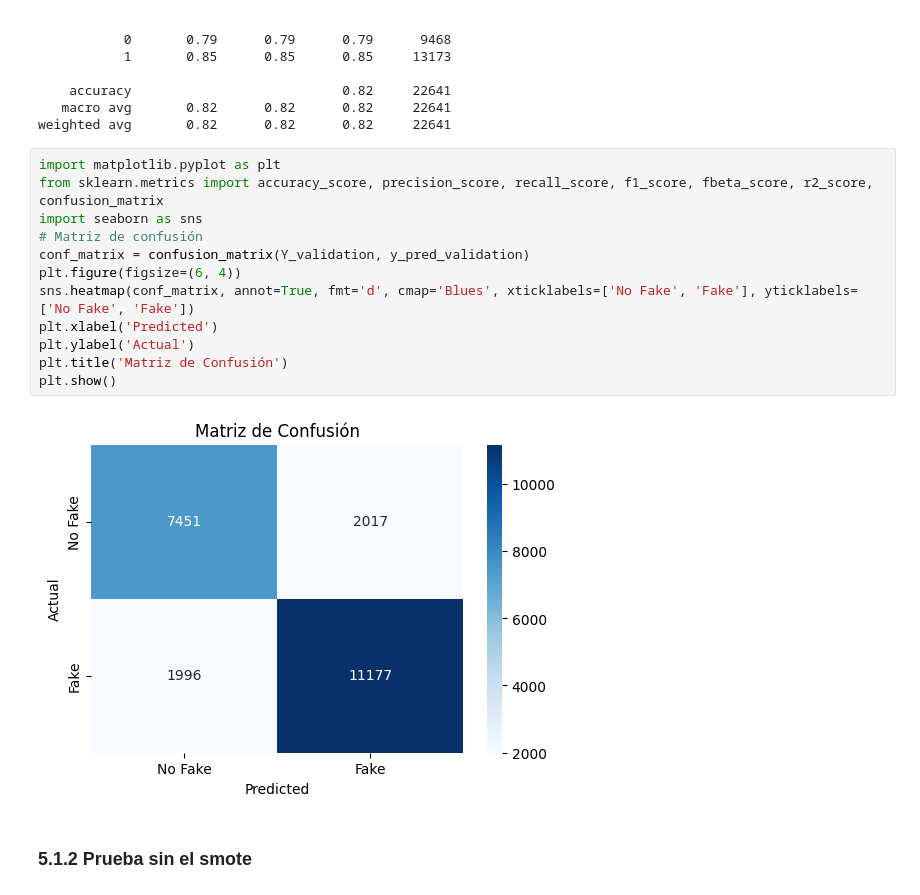
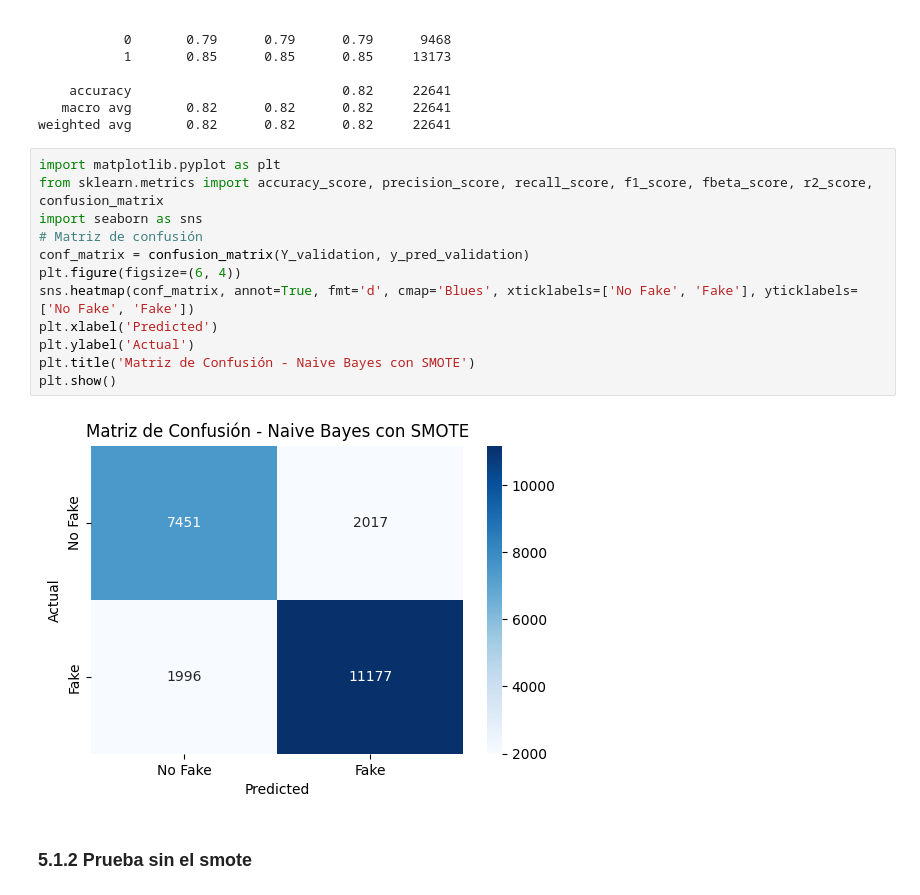
Before and after one commit to cflorido/Text-Analytics-Tool, a Jupyter notebook: NataliaCode.ipynb, the cells around one changed output. Drawn from its saved outputs; the diff is of its cells as text.

```diff
--- a/NataliaCode.ipynb
+++ b/NataliaCode.ipynb
@@ -860,17 +884,17 @@ weighted avg       0.82      0.82      0.82     22641
 # %%
 import matplotlib.pyplot as plt
 from sklearn.metrics import accuracy_score, precision_score, recall_score, f1_score, fbeta_score, r2_score, confusion_matrix
 import seaborn as sns
 # Matriz de confusión
 conf_matrix = confusion_matrix(Y_validation, y_pred_validation)
 plt.figure(figsize=(6, 4))
 sns.heatmap(conf_matrix, annot=True, fmt='d', cmap='Blues', xticklabels=['No Fake', 'Fake'], yticklabels=['No Fake', 'Fake'])
 plt.xlabel('Predicted')
 plt.ylabel('Actual')
-plt.title('Matriz de Confusión')
+plt.title('Matriz de Confusión - Naive Bayes con SMOTE')
 plt.show()
 # %% [output]
-[figure, old version]
+[figure, new version]
 # %% [markdown]
 ### 5.1.2 Prueba sin el smote
 # %% [markdown]
```
Also changed, not shown: parts of 5 cells of this notebook, 2 other files.
